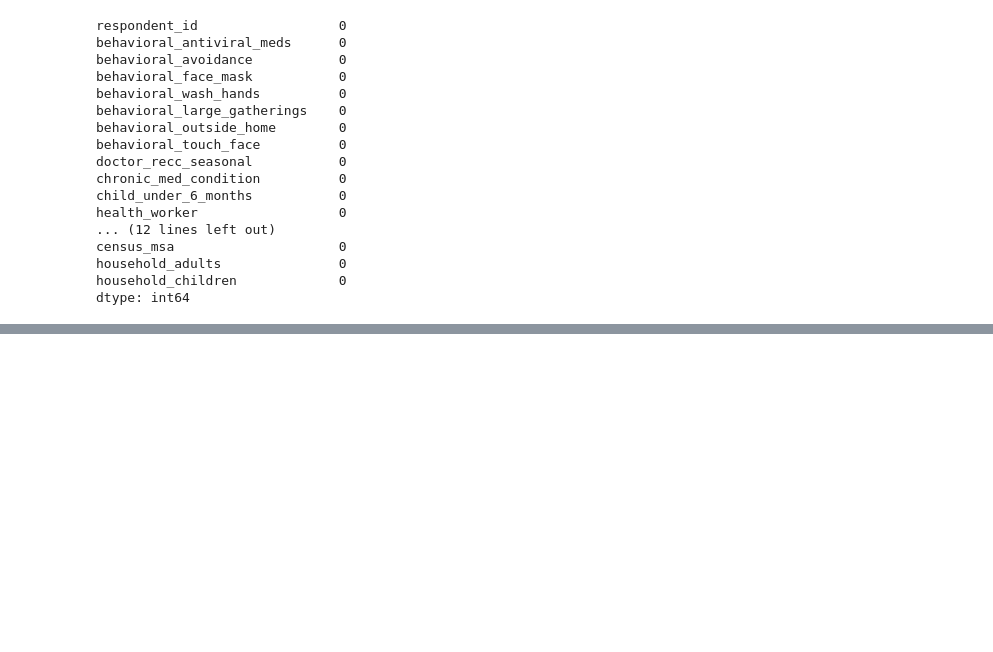
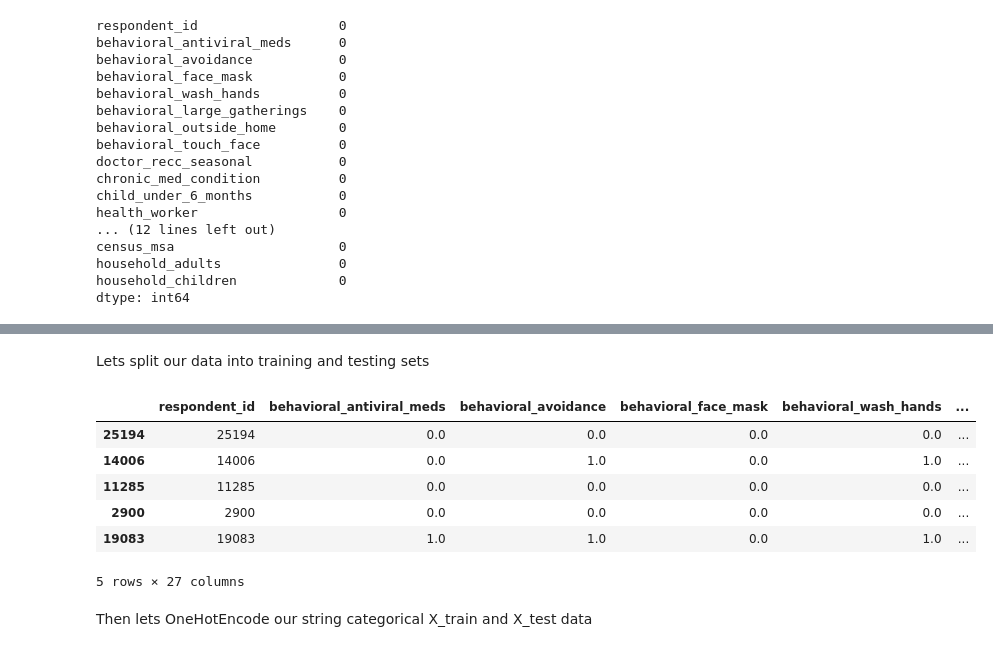
Before and after one commit to sanderlin2013/Predicting-Flu-Vaccines, a Jupyter notebook: Scratchpad.ipynb, the cells around one changed output, grey strips where cells are left out. Drawn from its saved outputs; the diff is of its cells as text; code cells hidden in the pictures; blank space fills up the shorter version.

```diff
--- a/Scratchpad.ipynb
+++ b/Scratchpad.ipynb
@@ -238,7 +224,7 @@ dtype: int64
 # %%
-cat_features = ['education', 'income_poverty', 'marital_status', 'rent_or_own', 'employment_status']
+miss_cat_features = ['education', 'income_poverty', 'marital_status', 'rent_or_own', 'employment_status']
 # %%
-for column in cat_features:
+for column in miss_cat_features:
     features[column].replace(np.nan, 'missing', inplace = True)
 # %%
 features['income_poverty'].value_counts()
@@ -297,0 +271,15 @@ dtype: int64
+# %% [markdown]
+Lets split our data into training and testing sets
+# %%
+X_train, X_test, y_train, y_test = train_test_split(features, labels, random_state = 42)
+X_train.head()
+# %% [output]
+|  | respondent_id | behavioral_antiviral_meds | behavioral_avoidance | behavioral_face_mask | behavioral_wash_hands | ... |
+| 25194 | 25194 | 0.0 | 0.0 | 0.0 | 0.0 | ... |
+| 14006 | 14006 | 0.0 | 1.0 | 0.0 | 1.0 | ... |
+| 11285 | 11285 | 0.0 | 0.0 | 0.0 | 0.0 | ... |
+| 2900 | 2900 | 0.0 | 0.0 | 0.0 | 0.0 | ... |
+| 19083 | 19083 | 1.0 | 1.0 | 0.0 | 1.0 | ... |
+5 rows × 27 columns
+# %% [markdown]
+Then lets OneHotEncode our string categorical X_train and X_test data
```
Also changed, not shown: parts of 8 cells of this notebook.
